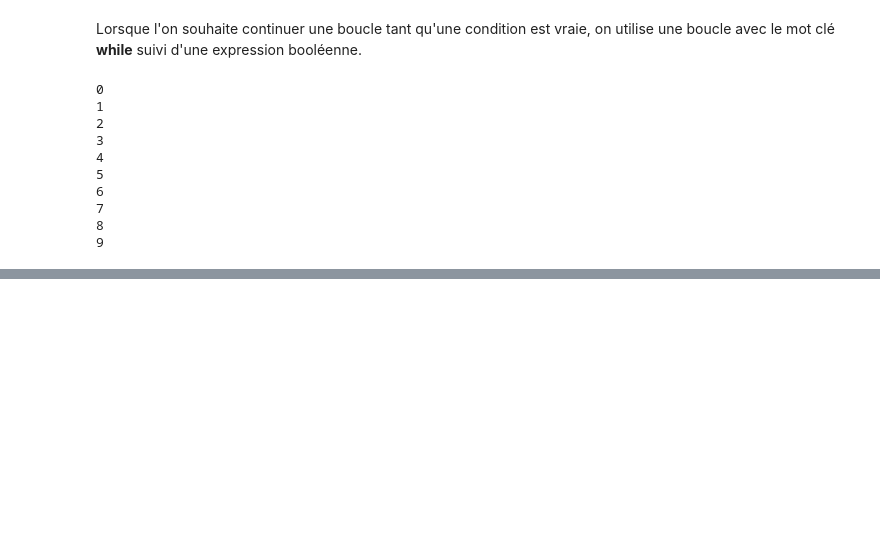
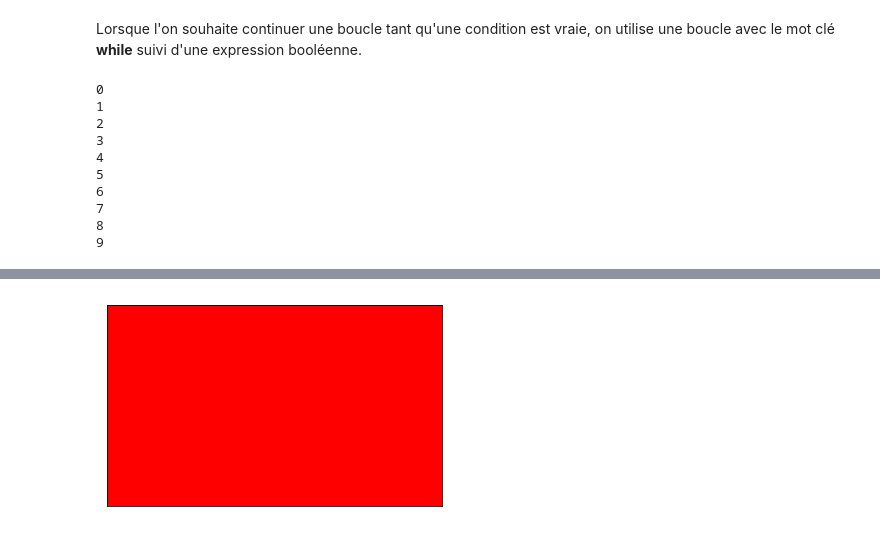
Before and after one commit to jcamponovo/Kaz, a Jupyter notebook: kaz3.ipynb, the cells around one changed output, grey strips where cells are left out. Drawn from its saved outputs; the diff is of its cells as text; code cells hidden in the pictures; blank space fills up the shorter version.

```diff
--- a/kaz3.ipynb
+++ b/kaz3.ipynb
@@ -87,5 +88,9 @@ Les drapeaux ont une taille de 600 par 360 pixels.
 # %%
-rouge = Drapeau()
+fr = Drapeau()
+# A modifier
 for x in range(600):
-    for y in range(600):
-        r
+    for y in range(360):
+        fr.set_pixel(x,y,255,0,0)
+fr.show()
+# %% [output]
+[figure, added]
```
Also changed, not shown: parts of 6 cells of this notebook.
